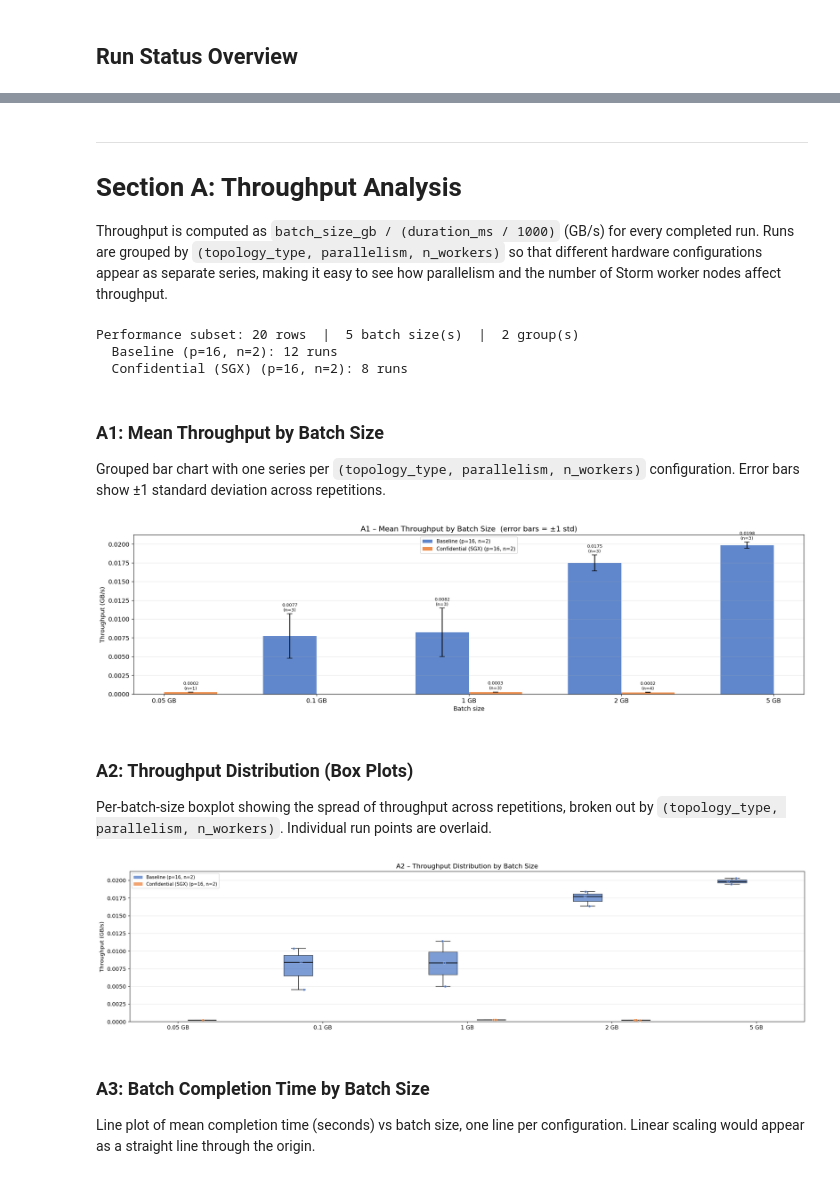
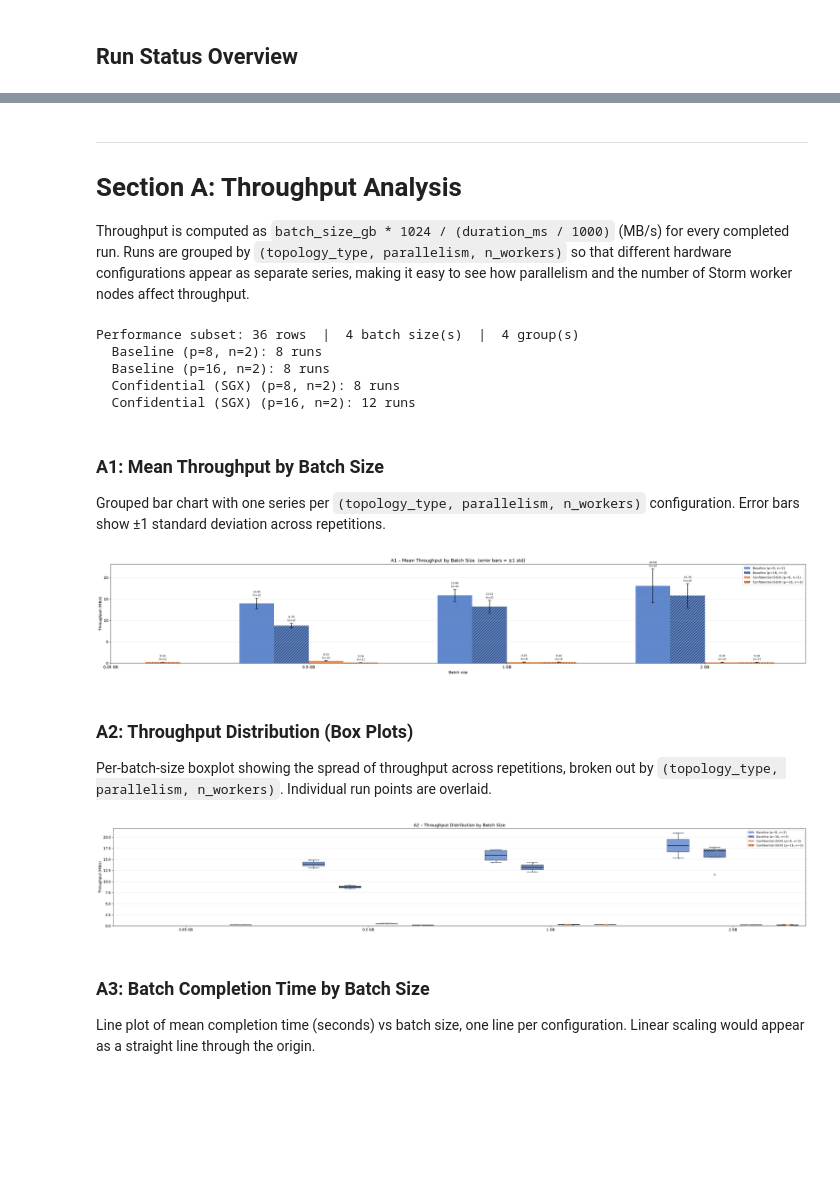
Before and after one commit to lucadibello/confidential-storm, a Jupyter notebook: benchmark/microbatch-analysis.ipynb, the cells around one changed output, grey strips where cells are left out. Saved outputs shown, nothing was run; the diff lists cells and outputs as text; code cells hidden in the pictures; blank space fills up the shorter version.

Commit message:
feat: improved notebook + new plots

```diff
--- a/benchmark/microbatch-analysis.ipynb
+++ b/benchmark/microbatch-analysis.ipynb
@@ -58,15 +49,9 @@ CONF_RUNS_DIR = Path("../examples/microbatch-benchmark-confidential/data/runs")
 BASE_RUNS_DIR  = Path("../examples/microbatch-benchmark-baseline/data/runs")
 
 # ---- Filters ----
-FILTER_LABELS: list[str]     = ["microbatch-paper"]
+FILTER_LABELS: list[str]     = []
 # Pin to specific sweep timestamps (empty = include all)
 FILTER_TIMESTAMPS: list[str] = []
-
-# Labels of confidential sweeps whose runs ship per-bolt profiler-*.csv files
-# (Section F / G). Kept separate from FILTER_LABELS so the throughput
-# sections can stay focused on the paper sweep. Set to None or [] to scan
-# every confidential label.
-CONF_PROFILER_LABELS: list[str] | None = ["scaling-strong", "scaling-weak"]
 
 # ---- Output ----
 SAVE_PLOTS  = False
@@ -281,19 +209,23 @@ if "size_gb" in catalog.columns:
     catalog["batch_size_gb"] = catalog["batch_size_gb"].fillna(catalog["size_gb"])
 
 # ---- Run status ----
+# Order matters: an explicit failure flag from params.txt (timeout / OOM)
+# is more informative than a generic "No data", so it is applied last.
 catalog["status"] = "Completed"
+catalog.loc[~catalog["has_data"], "status"] = "No data"
 if "completed" in catalog.columns:
     catalog.loc[catalog["completed"].fillna(True) == False, "status"] = "Timed out"
 if "oom" in catalog.columns:
     catalog.loc[catalog["oom"].fillna(False) == True, "status"] = "OOM"
-catalog.loc[~catalog["has_data"], "status"] = "No data"
 
 # ---- Derived throughput metrics (only for rows with actual profiler data) ----
+# Throughput is reported in MB/s (1 GB = 1024 MB) — values are well below 1 GB/s
+# on this cluster, so MB/s gives more readable numbers.
 _has = catalog["has_data"]
 if "duration_ms" in catalog.columns and "batch_size_gb" in catalog.columns:
     catalog["duration_s"] = catalog["duration_ms"] / 1000.0
-    catalog.loc[_has, "throughput_gb_s"] = (
-        catalog.loc[_has, "batch_size_gb"] / catalog.loc[_has, "duration_s"]
+    catalog.loc[_has, "throughput_mb_s"] = (
+        catalog.loc[_has, "batch_size_gb"] * 1024.0 / catalog.loc[_has, "duration_s"]
     )
 if "n_records" in catalog.columns and "duration_s" in catalog.columns:
     catalog.loc[_has, "throughput_mrec_s"] = (
@@ -356,13 +293,13 @@ else:
 ---
 # Section A: Throughput Analysis
 
-Throughput is computed as `batch_size_gb / (duration_ms / 1000)` (GB/s) for every completed run.
+Throughput is computed as `batch_size_gb * 1024 / (duration_ms / 1000)` (MB/s) for every completed run.
 Runs are grouped by `(topology_type, parallelism, n_workers)` so that different hardware
 configurations appear as separate series, making it easy to see how parallelism and the number
 of Storm worker nodes affect throughput.
 # %%
 # Subset: completed runs with throughput data
-_perf = catalog[catalog["has_data"] & catalog["throughput_gb_s"].notna()].copy()
+_perf = catalog[catalog["has_data"] & catalog["throughput_mb_s"].notna()].copy()
 
 if _perf.empty:
     print("No completed runs with profiler data found.")
@@ -422,9 +359,11 @@ else:
             mask &= (_perf[col] == g[ci])
         print(f"  {_group_label[g]}: {mask.sum()} runs")
 # %% [output]
-Performance subset: 20 rows  |  5 batch size(s)  |  2 group(s)
-  Baseline (p=16, n=2): 12 runs
-  Confidential (SGX) (p=16, n=2): 8 runs
+Performance subset: 36 rows  |  4 batch size(s)  |  4 group(s)
+  Baseline (p=8, n=2): 8 runs
+  Baseline (p=16, n=2): 8 runs
+  Confidential (SGX) (p=8, n=2): 8 runs
+  Confidential (SGX) (p=16, n=2): 12 runs
 # %% [markdown]
 ### A1: Mean Throughput by Batch Size
 
@@ -445,43 +384,43 @@ else:
 
         means, stds, counts = [], [], []
         for s in sizes_gb:
-            vals = _perf.loc[mask_grp & (_perf["batch_size_gb"] == s), "throughput_gb_s"].dropna().values
+            vals = _perf.loc[mask_grp & (_perf["batch_size_gb"] == s), "throughput_mb_s"].dropna().values
             means.append(np.mean(vals)  if len(vals) else np.nan)
             stds.append(np.std(vals, ddof=1) if len(vals) > 1 else 0.0)
             counts.append(len(vals))
 
         offset = (i - (len(_groups) - 1) / 2) * width
         bars = ax.bar(
             x + offset, means, width, yerr=stds,
             label=_group_label[grp],
             color=_group_color[grp],
             hatch=_group_hatch[grp],
             alpha=0.85, capsize=5,
             error_kw={"elinewidth": 1.5},
         )
         for bar, m, s, n in zip(bars, means, stds, counts):
             if np.isfinite(m):
                 ax.text(
                     bar.get_x() + bar.get_width() / 2,
                     m + s + ax.get_ylim()[1] * 0.01,
-                    f"{m:.4f}\n(n={n})",
+                    f"{m:.2f}\n(n={n})",
                     ha="center", va="bottom", fontsize=8,
                 )
 
     ax.set_xticks(x)
     ax.set_xticklabels([f"{s:g} GB" for s in sizes_gb])
     ax.set_xlabel("Batch size")
-    ax.set_ylabel("Throughput (GB/s)")
+    ax.set_ylabel("Throughput (MB/s)")
     ax.set_title("A1 – Mean Throughput by Batch Size  (error bars = ±1 std)")
     ax.set_ylim(bottom=0)
     ax.grid(True, axis="y", alpha=0.3)
     ax.legend(fontsize=9)
     plt.tight_layout()
     if SAVE_PLOTS:
         fig.savefig(OUTPUT_DIR / f"a1-throughput-bar.{PLOT_FORMAT}", dpi=150, bbox_inches="tight")
     plt.show()
 # %% [output]
-[figure, old version]
+[figure, new version]
 # %% [markdown]
 ### A2: Throughput Distribution (Box Plots)
 
@@ -504,7 +443,7 @@ else:
             mask = _perf["batch_size_gb"] == s
             for ci, col in enumerate(_GRP_COLS):
                 mask &= (_perf[col] == grp[ci])
-            vals = _perf.loc[mask, "throughput_gb_s"].dropna().values
+            vals = _perf.loc[mask, "throughput_mb_s"].dropna().values
             pos  = gi * group_width + ti
             positions_data.append(vals if len(vals) > 0 else np.array([np.nan]))
             box_positions.append(pos)
@@ -533,7 +472,7 @@ else:
 
     ax.set_xticks(tick_pos)
     ax.set_xticklabels(tick_lbl)
-    ax.set_ylabel("Throughput (GB/s)")
+    ax.set_ylabel("Throughput (MB/s)")
     ax.set_title("A2 – Throughput Distribution by Batch Size")
     ax.set_ylim(bottom=0)
     ax.grid(True, axis="y", alpha=0.3)
@@ -547,7 +486,7 @@ else:
         fig.savefig(OUTPUT_DIR / f"a2-throughput-boxplot.{PLOT_FORMAT}", dpi=150, bbox_inches="tight")
     plt.show()
 # %% [output]
-[figure, old version]
+[figure, new version]
 # %% [markdown]
 ### A3: Batch Completion Time by Batch Size
 
```
Also changed, not shown: parts of 47 cells of this notebook.
